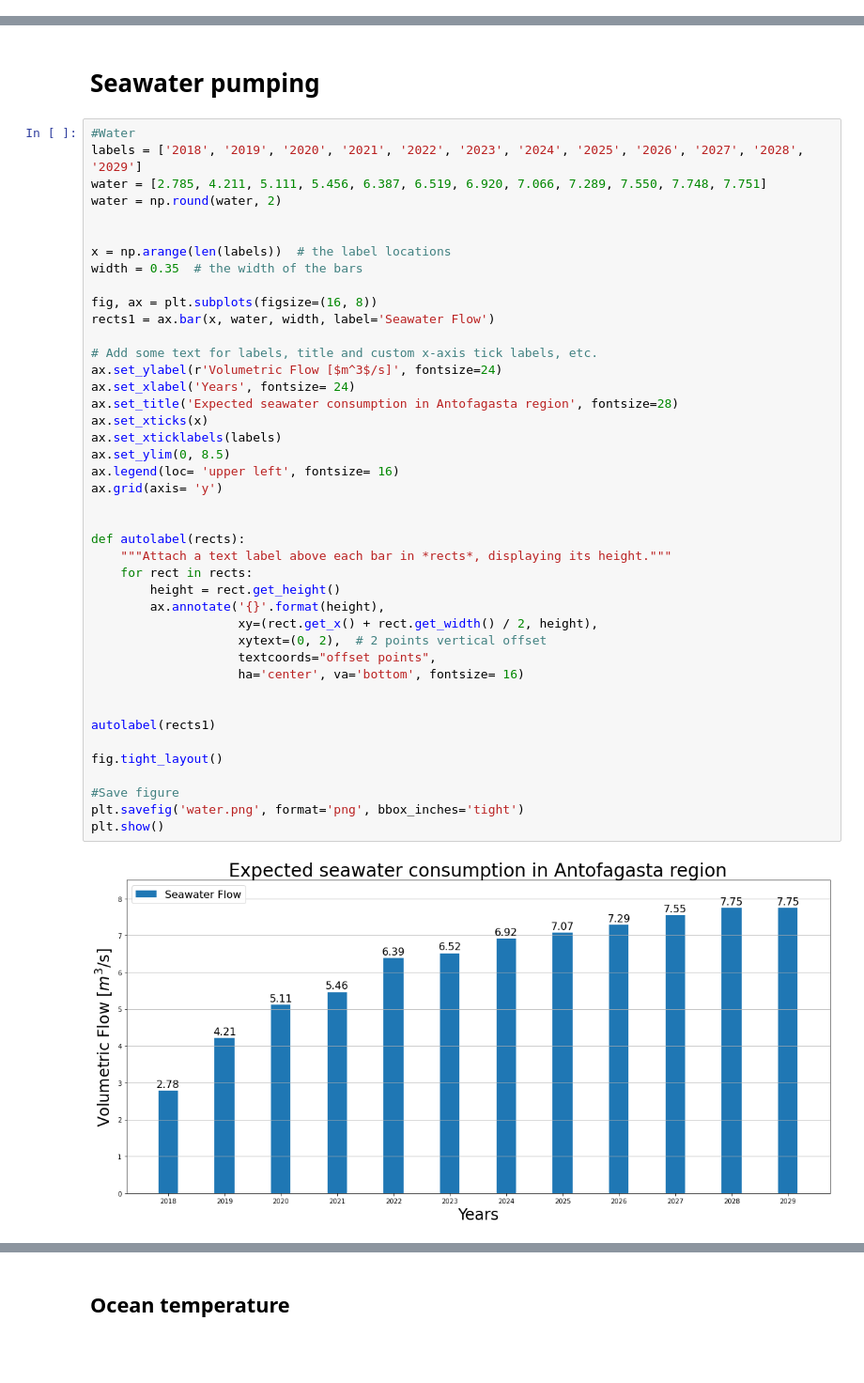
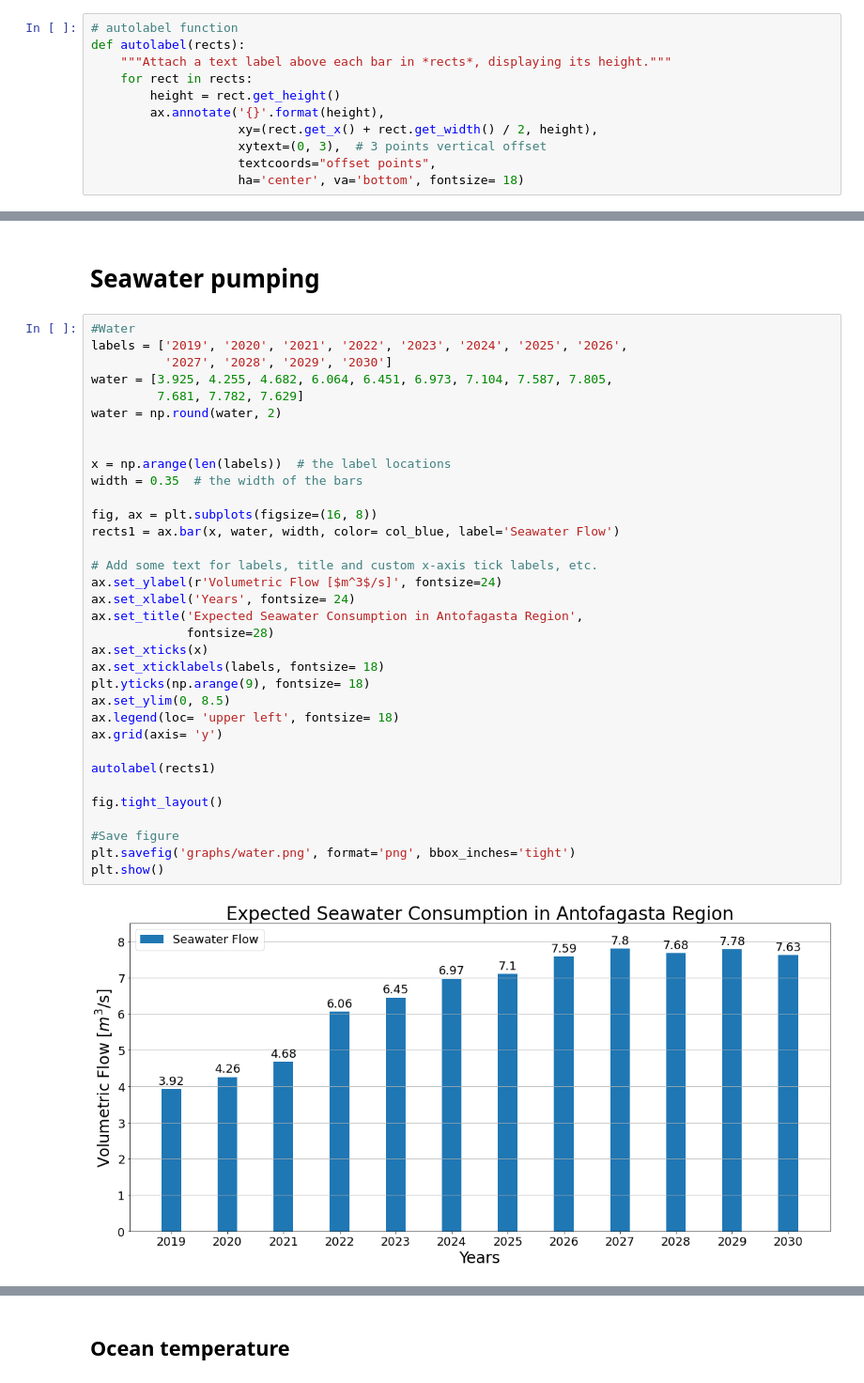
Before and after one commit to georgegacitua/CSP_data, a Jupyter notebook: weather_base.ipynb, the cells around one changed output, grey strips where cells are left out. Shown: that part at 94% size. Drawn from its saved outputs; the diff is of its cells as text; blank space fills up the shorter version.

```diff
--- a/weather_base.ipynb
+++ b/weather_base.ipynb
@@ -14,3 +18,14 @@ days = np.arange(365)
+# %%
+# autolabel function
+def autolabel(rects):
+    """Attach a text label above each bar in *rects*, displaying its height."""
+    for rect in rects:
+        height = rect.get_height()
+        ax.annotate('{}'.format(height),
+                    xy=(rect.get_x() + rect.get_width() / 2, height),
+                    xytext=(0, 3),  # 3 points vertical offset
+                    textcoords="offset points",
+                    ha='center', va='bottom', fontsize= 18)
 # %% [markdown]
 # Climate Data
 # %% [markdown]
@@ -144,45 +157,37 @@ Design DNI:  [858.]
 # Seawater pumping
 # %%
 #Water
-labels = ['2018', '2019', '2020', '2021', '2022', '2023', '2024', '2025', '2026', '2027', '2028', '2029']
-water = [2.785, 4.211, 5.111, 5.456, 6.387, 6.519, 6.920, 7.066, 7.289, 7.550, 7.748, 7.751]
+labels = ['2019', '2020', '2021', '2022', '2023', '2024', '2025', '2026',
+          '2027', '2028', '2029', '2030']
+water = [3.925, 4.255, 4.682, 6.064, 6.451, 6.973, 7.104, 7.587, 7.805,
+         7.681, 7.782, 7.629]
 water = np.round(water, 2)
 
 
 x = np.arange(len(labels))  # the label locations
 width = 0.35  # the width of the bars
 
 fig, ax = plt.subplots(figsize=(16, 8))
-rects1 = ax.bar(x, water, width, label='Seawater Flow')
+rects1 = ax.bar(x, water, width, color= col_blue, label='Seawater Flow')
 
 # Add some text for labels, title and custom x-axis tick labels, etc.
 ax.set_ylabel(r'Volumetric Flow [$m^3$/s]', fontsize=24)
 ax.set_xlabel('Years', fontsize= 24)
-ax.set_title('Expected seawater consumption in Antofagasta region', fontsize=28)
+ax.set_title('Expected Seawater Consumption in Antofagasta Region',
+             fontsize=28)
 ax.set_xticks(x)
-ax.set_xticklabels(labels)
+ax.set_xticklabels(labels, fontsize= 18)
+plt.yticks(np.arange(9), fontsize= 18)
 ax.set_ylim(0, 8.5)
-ax.legend(loc= 'upper left', fontsize= 16)
+ax.legend(loc= 'upper left', fontsize= 18)
 ax.grid(axis= 'y')
-
-
-def autolabel(rects):
-    """Attach a text label above each bar in *rects*, displaying its height."""
-    for rect in rects:
-        height = rect.get_height()
-        ax.annotate('{}'.format(height),
-                    xy=(rect.get_x() + rect.get_width() / 2, height),
-                    xytext=(0, 2),  # 2 points vertical offset
-                    textcoords="offset points",
-                    ha='center', va='bottom', fontsize= 16)
-
 
 autolabel(rects1)
 
 fig.tight_layout()
 
 #Save figure
-plt.savefig('water.png', format='png', bbox_inches='tight')
+plt.savefig('graphs/water.png', format='png', bbox_inches='tight')
 plt.show()
 # %% [output]
-[figure, old version]
+[figure, new version]
```
Also changed, not shown: parts of 8 cells of this notebook, 38 other files.
